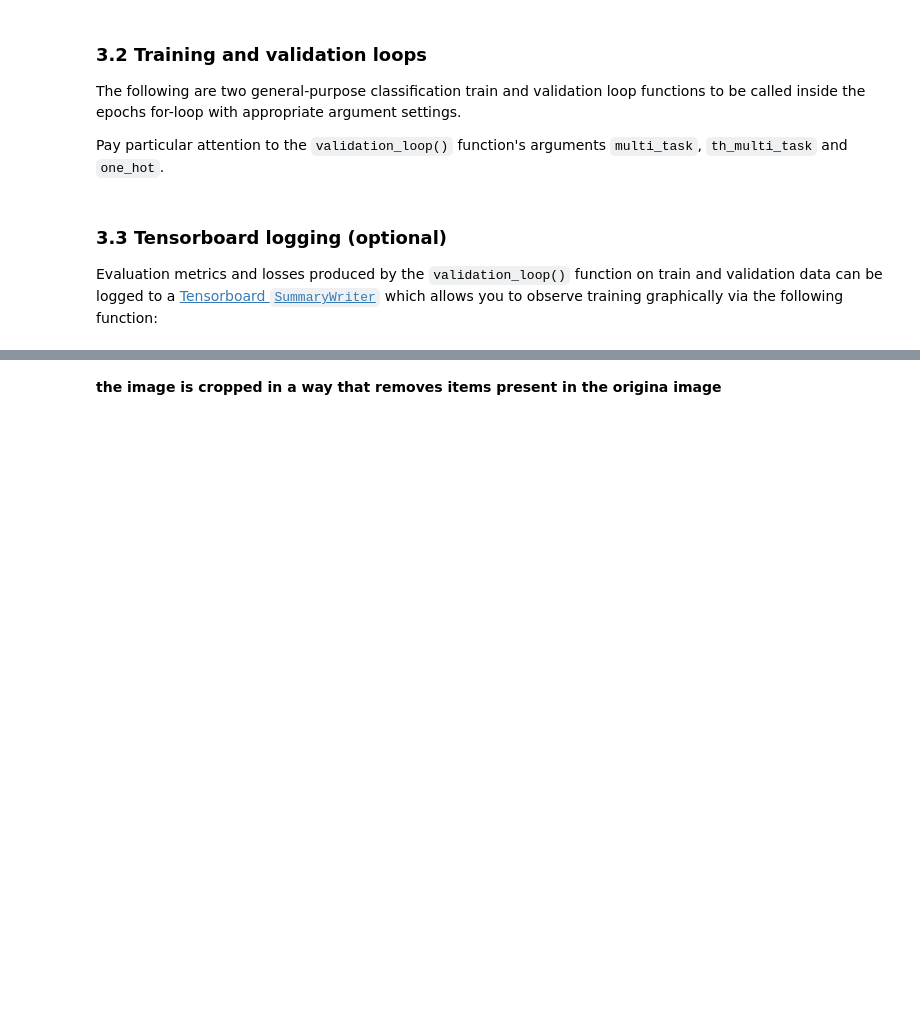
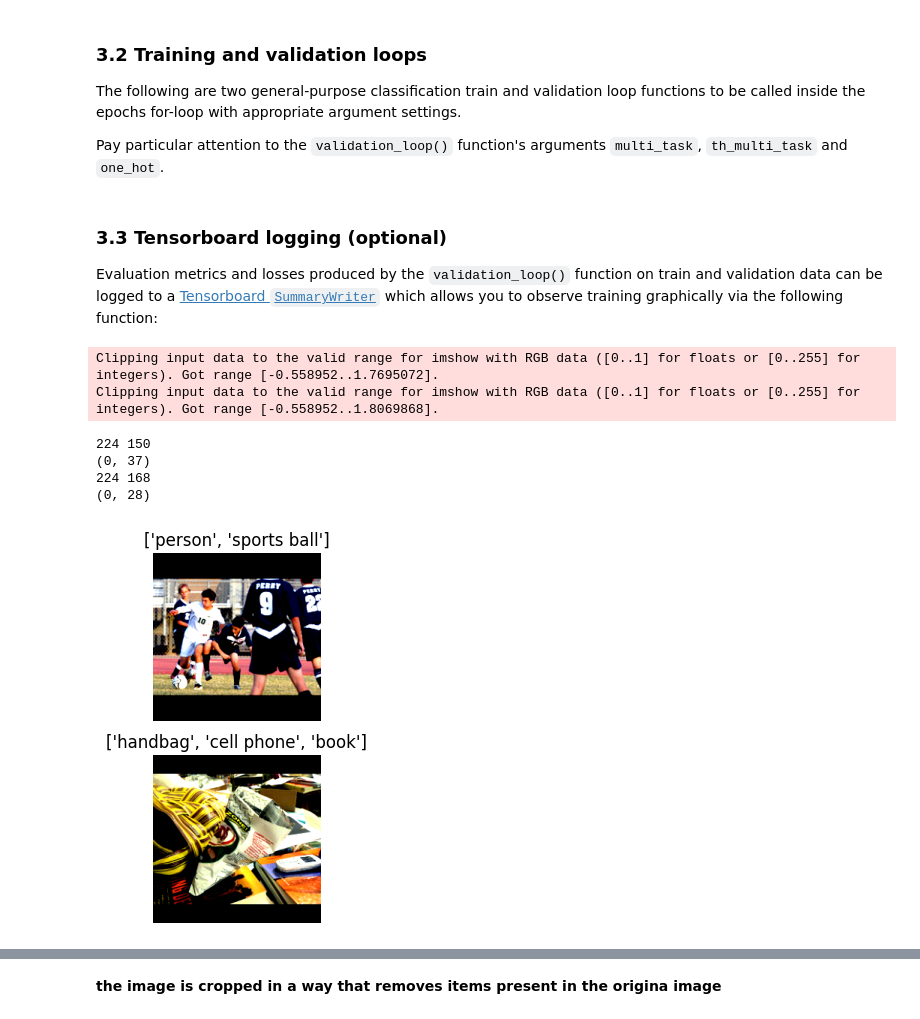
Before and after one commit to Pierre-AngeloPeyrie/MS-COCO-classification-challenge, a Jupyter notebook: The MS COCO classification challenge.ipynb, the cells around one changed output, grey strips where cells are left out. Cells and saved outputs as stored; diff of their text form; code cells hidden in the pictures; blank space fills up the shorter version.

```diff
--- a/The MS COCO classification challenge.ipynb
+++ b/The MS COCO classification challenge.ipynb
@@ -295,37 +298,54 @@ def update_graphs(summary_writer, epoch, train_results, test_results,
 import numpy as np
 import matplotlib.pyplot as plt
 import torchvision.transforms as transforms
-from torchvision.models import resnet18, ResNet18_Weights
+from torchvision.models import RegNet_Y_1_6GF_Weights
 
 from os import listdir, path
 minibatch_size = 2
 
 img_dir_train = path.join("ms-coco","images","train-resized")
 label_dir_train = path.join("ms-coco","labels","train")
 
 
 n_images_train = len(listdir(img_dir_train))
+class SquarePad(torch.nn.Module):
+    def forward(self, img):
+        _,h,w = img.size()
+        print(w,h)
+        pad = ((224-w)//2,(224-h)//2)
+        print(pad)
+        return transforms.functional.pad(img,pad)
 
 transform = transforms.Compose([transforms.ToTensor(),
-                                ResNet18_Weights.DEFAULT.transforms()])
+                                SquarePad(),
+                                RegNet_Y_1_6GF_Weights.DEFAULT.transforms()])
 
 train_set = COCOTrainImageDataset(img_dir = img_dir_train,
                           annotations_dir=label_dir_train,transform = transform)
 train_loader = torch.utils.data.DataLoader(train_set, batch_size=minibatch_size,
                                            shuffle=True, num_workers=0)
 
 
 def imshow(ax, img, title):
     img = img / 2 + 0.5 # unnormalize
     npimg = img.numpy()
     ax.imshow(np.transpose(npimg, (1, 2, 0))) # NumPy expects (W, H, C)
     ax.set_title(title)
     ax.axis("off")
 
-#it = iter(train_loader) # create an iterator
-#images, labels = next(it) # get the next mini-batch
+it = iter(train_loader) # create an iterator
+images, labels = next(it) # get the next mini-batch
 
-#fig, ax = plt.subplots( minibatch_size,1) # create a 1 x 4 sub-plot
+fig, ax = plt.subplots( minibatch_size,1) # create a 1 x 4 sub-plot
 
-#for i, (img, label) in enumerate(zip(images, labels)):
-#    imshow(ax[i], img, str([classes[l] for l in label.nonzero().squeeze(1)]))
+for i, (img, label) in enumerate(zip(images, labels)):
+
+    imshow(ax[i], img, str([classes[l] for l in label.nonzero().squeeze(1)]))
+# %% [output]
+Clipping input data to the valid range for imshow with RGB data ([0..1] for floats or [0..255] for integers). Got range [-0.558952..1.7695072].
+Clipping input data to the valid range for imshow with RGB data ([0..1] for floats or [0..255] for integers). Got range [-0.558952..1.8069868].
+224 150
+(0, 37)
+224 168
+(0, 28)
+[figure, added]
```
Also changed, not shown: parts of 5 cells of this notebook.
